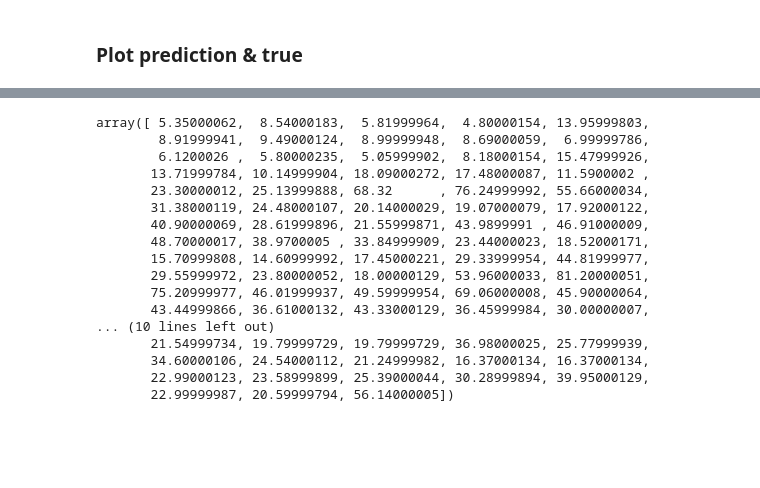
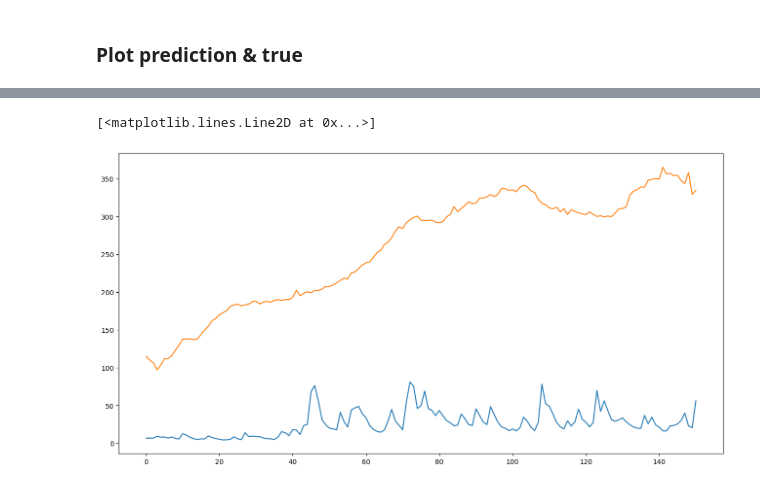
Before and after one commit to thesis-srl-forecasting/Informer2020, a Jupyter notebook: test_code.ipynb, the cells around one changed output, grey strips where cells are left out. Drawn from its saved outputs; the diff is of its cells as text; code cells hidden in the pictures; blank space fills up the shorter version.

```diff
--- a/test_code.ipynb
+++ b/test_code.ipynb
@@ -344 +377,16 @@ true = np.load('results/informer_SRL_NEG_00_04_ftM_sl96_ll48_pl24_dm64_nh8_el2_d
+# %%
+pred_seq = train.scaler.inverse_transform(pred_seq_raw)
+true_seq = train.scaler.inverse_transform(true_seq_raw)
+# %%
+true_array = true_seq.squeeze()
+pred_len = true_array.shape[0]
+true_array = np.array([np.concatenate([np.repeat(np.nan, i), true_array[i], np.repeat(np.nan, pred_len-i)]) for i in np.arange(pred_len)])
+
+pred_array = pred_seq.squeeze()
+pred_array = np.array([np.concatenate([np.repeat(np.nan, i), pred_array[i], np.repeat(np.nan, pred_len-i)]) for i in np.arange(pred_len)])
+# %%
+true_df = pd.DataFrame(true_array.transpose())
+true = true_df.mean(axis=1)
+pred_df = pd.DataFrame(pred_array.transpose())
+pred = pred_df.mean(axis=1)
 # %%
@@ -348,3 +406,0 @@ pred.shape
-# %%
-pred = train.scaler.inverse_transform(pred)
-true = train.scaler.inverse_transform(true)
@@ -421,20 +407,9 @@ array([ 5.35,  8.54,  5.82,  4.8 , 13.96,  8.92,  9.49,  9.  ,  8.69,
-# %%
-true.squeeze().transpose()[-1]
-# %% [output]
-array([ 5.35000062,  8.54000183,  5.81999964,  4.80000154, 13.95999803,
-        8.91999941,  9.49000124,  8.99999948,  8.69000059,  6.99999786,
-        6.1200026 ,  5.80000235,  5.05999902,  8.18000154, 15.47999926,
-       13.71999784, 10.14999904, 18.09000272, 17.48000087, 11.5900002 ,
-       23.30000012, 25.13999888, 68.32      , 76.24999992, 55.66000034,
-       31.38000119, 24.48000107, 20.14000029, 19.07000079, 17.92000122,
-       40.90000069, 28.61999896, 21.55999871, 43.9899991 , 46.91000009,
-       48.70000017, 38.9700005 , 33.84999909, 23.44000023, 18.52000171,
-       15.70999808, 14.60999992, 17.45000221, 29.33999954, 44.81999977,
-       29.55999972, 23.80000052, 18.00000129, 53.96000033, 81.20000051,
-       75.20999977, 46.01999937, 49.59999954, 69.06000008, 45.90000064,
-       43.44999866, 36.61000132, 43.33000129, 36.45999984, 30.00000007,
-... (10 lines left out)
-       21.54999734, 19.79999729, 19.79999729, 36.98000025, 25.77999939,
-       34.60000106, 24.54000112, 21.24999982, 16.37000134, 16.37000134,
-       22.99000123, 23.58999899, 25.39000044, 30.28999894, 39.95000129,
-       22.99999987, 20.59999794, 56.14000005])
+# %%
+import matplotlib.pyplot as plt
+
+plt.figure(figsize=(16, 8))
+plt.plot(true, label='True')
+plt.plot(pred, label='Pred')
+# %% [output]
+[<matplotlib.lines.Line2D at 0x...>]
+[figure, added]
```
Also changed, not shown: parts of 13 cells of this notebook, 18 other files.
